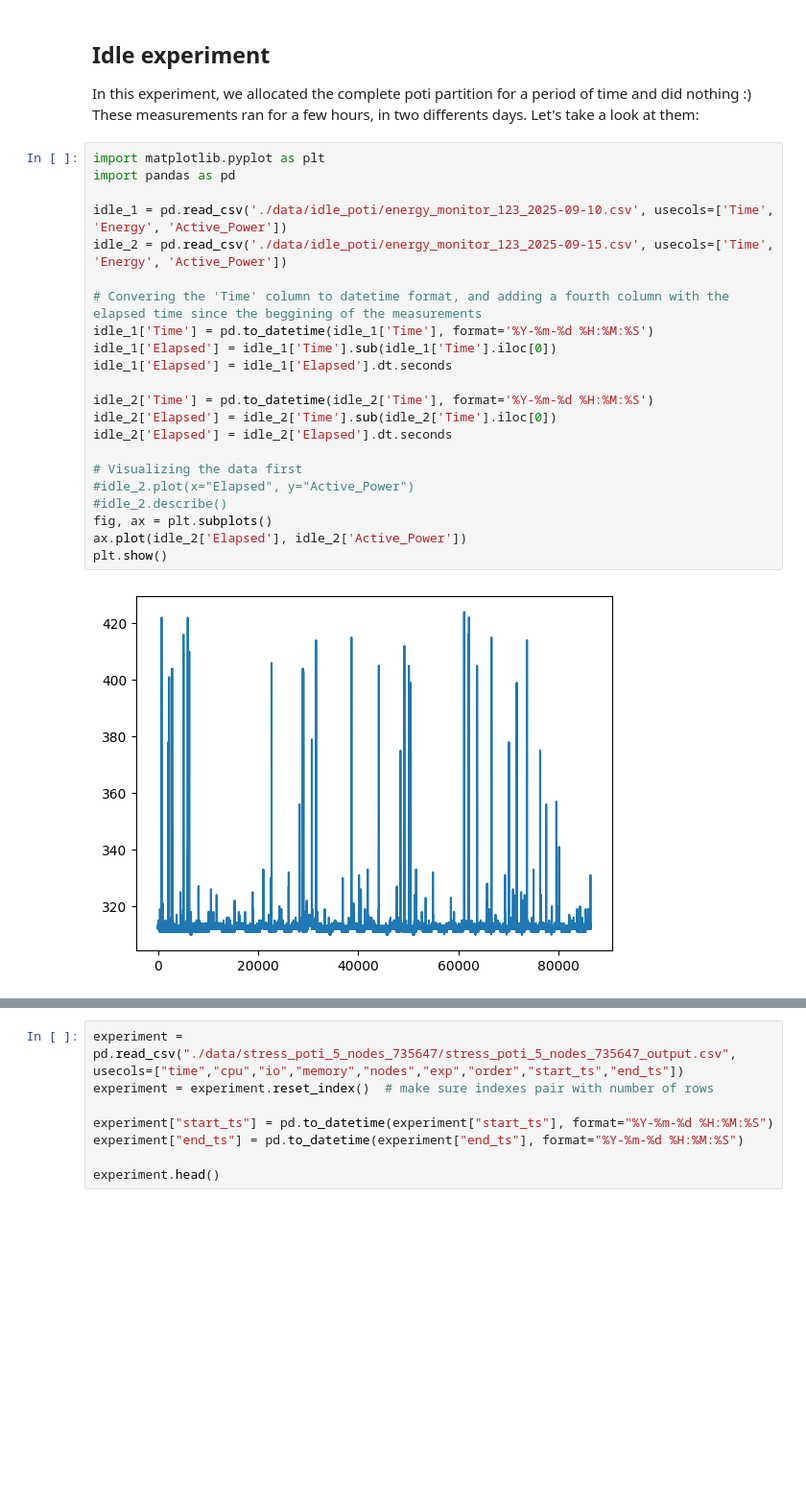
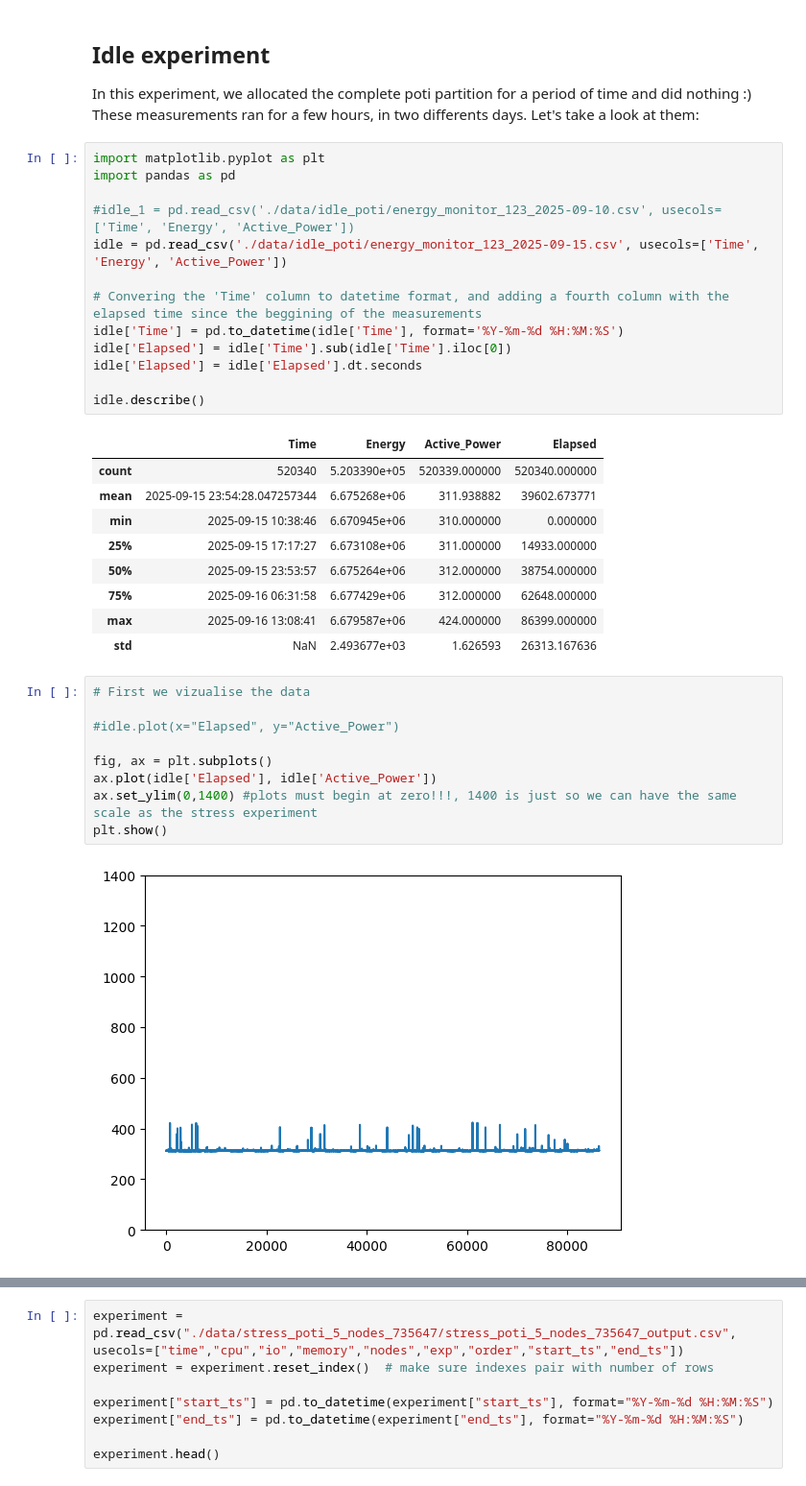
Before and after one commit to othomarcondes/CMP223-EnergyMeasurements, a Jupyter notebook: data_analysis.ipynb, the cells around one changed output, grey strips where cells are left out. Shown: that part at 96% size. Cells and saved outputs as stored; diff of their text form; blank space fills up the shorter version.

Commit message:
fixed idle measurements plot

```diff
--- a/data_analysis.ipynb
+++ b/data_analysis.ipynb
@@ -19,23 +19,33 @@ In this experiment, we allocated the complete poti partition for a period of tim
 import matplotlib.pyplot as plt
 import pandas as pd
 
-idle_1 = pd.read_csv('./data/idle_poti/energy_monitor_123_2025-09-10.csv', usecols=['Time', 'Energy', 'Active_Power'])
-idle_2 = pd.read_csv('./data/idle_poti/energy_monitor_123_2025-09-15.csv', usecols=['Time', 'Energy', 'Active_Power'])
+#idle_1 = pd.read_csv('./data/idle_poti/energy_monitor_123_2025-09-10.csv', usecols=['Time', 'Energy', 'Active_Power'])
+idle = pd.read_csv('./data/idle_poti/energy_monitor_123_2025-09-15.csv', usecols=['Time', 'Energy', 'Active_Power'])
 
 # Convering the 'Time' column to datetime format, and adding a fourth column with the elapsed time since the beggining of the measurements
-idle_1['Time'] = pd.to_datetime(idle_1['Time'], format='%Y-%m-%d %H:%M:%S')
-idle_1['Elapsed'] = idle_1['Time'].sub(idle_1['Time'].iloc[0])
-idle_1['Elapsed'] = idle_1['Elapsed'].dt.seconds
+idle['Time'] = pd.to_datetime(idle['Time'], format='%Y-%m-%d %H:%M:%S')
+idle['Elapsed'] = idle['Time'].sub(idle['Time'].iloc[0])
+idle['Elapsed'] = idle['Elapsed'].dt.seconds
 
-idle_2['Time'] = pd.to_datetime(idle_2['Time'], format='%Y-%m-%d %H:%M:%S')
-idle_2['Elapsed'] = idle_2['Time'].sub(idle_2['Time'].iloc[0])
-idle_2['Elapsed'] = idle_2['Elapsed'].dt.seconds
-
-# Visualizing the data first
-#idle_2.plot(x="Elapsed", y="Active_Power")
-#idle_2.describe()
-fig, ax = plt.subplots()
-ax.plot(idle_2['Elapsed'], idle_2['Active_Power'])
-plt.show()
+idle.describe()
 # %% [output]
-[figure, removed]
+|  | Time | Energy | Active_Power | Elapsed |
+| count | 520340 | 5.203390e+05 | 520339.000000 | 520340.000000 |
+| mean | 2025-09-15 23:54:28.047257344 | 6.675268e+06 | 311.938882 | 39602.673771 |
+| min | 2025-09-15 10:38:46 | 6.670945e+06 | 310.000000 | 0.000000 |
+| 25% | 2025-09-15 17:17:27 | 6.673108e+06 | 311.000000 | 14933.000000 |
+| 50% | 2025-09-15 23:53:57 | 6.675264e+06 | 312.000000 | 38754.000000 |
+| 75% | 2025-09-16 06:31:58 | 6.677429e+06 | 312.000000 | 62648.000000 |
+| max | 2025-09-16 13:08:41 | 6.679587e+06 | 424.000000 | 86399.000000 |
+| std | NaN | 2.493677e+03 | 1.626593 | 26313.167636 |
+# %%
+# First we vizualise the data
+
+#idle.plot(x="Elapsed", y="Active_Power")
+
+fig, ax = plt.subplots()
+ax.plot(idle['Elapsed'], idle['Active_Power'])
+ax.set_ylim(0,1400) #plots must begin at zero!!!, 1400 is just so we can have the same scale as the stress experiment
+plt.show()
+# %% [output]
+[figure, added]
```
Also changed, not shown: parts of 7 cells of this notebook.
